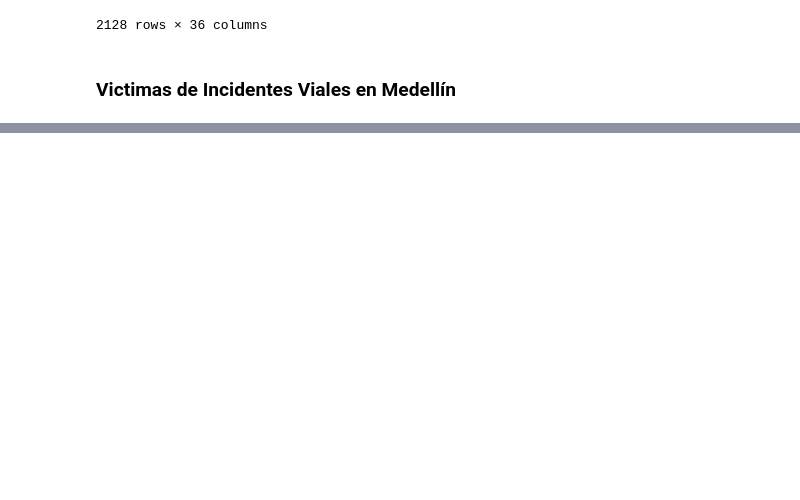
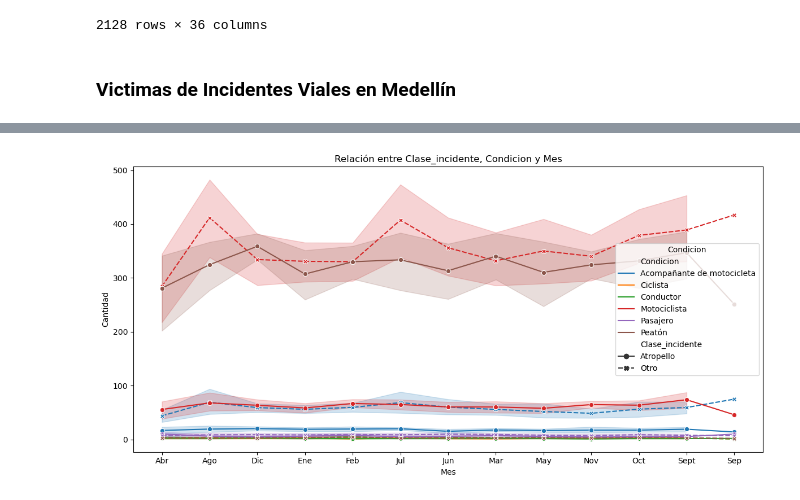
Before and after one commit to SebasMora28/Proyecto_analitica_aplicada, a Jupyter notebook: data_exploration.ipynb, the cells around one changed output, grey strips where cells are left out. Saved outputs shown, nothing was run; the diff lists cells and outputs as text; code cells hidden in the pictures; blank space fills up the shorter version.

```diff
--- a/data_exploration.ipynb
+++ b/data_exploration.ipynb
@@ -244,0 +414,20 @@ Name: Gravedad_victima, dtype: int64
+# %%
+incident_condition_time_counts = mede_victimas.groupby(['Año', 'Mes', 'Clase_incidente', 'Condicion']).size().reset_index(name='Cantidad')
+
+# Filtrar las clases de incidentes que deseas visualizar (opcional)
+classes_to_plot = ['Atropello', 'Otro']  # Puedes personalizar esta lista
+filtered_data = incident_condition_time_counts[incident_condition_time_counts['Clase_incidente'].isin(classes_to_plot)]
+
+# Crear un gráfico de línea múltiple utilizando Seaborn
+plt.figure(figsize=(12, 6))
+sns.lineplot(data=filtered_data, x='Mes', y='Cantidad', hue='Condicion', style='Clase_incidente', markers=True)
+plt.title('Relación entre Clase_incidente, Condicion y Mes')
+plt.xlabel('Mes')
+plt.ylabel('Cantidad')
+plt.legend(title='Condicion')
+
+# Mostrar el gráfico
+plt.tight_layout()
+plt.show()
+# %% [output]
+[figure, added]
```
Also changed, not shown: parts of 8 cells of this notebook.
